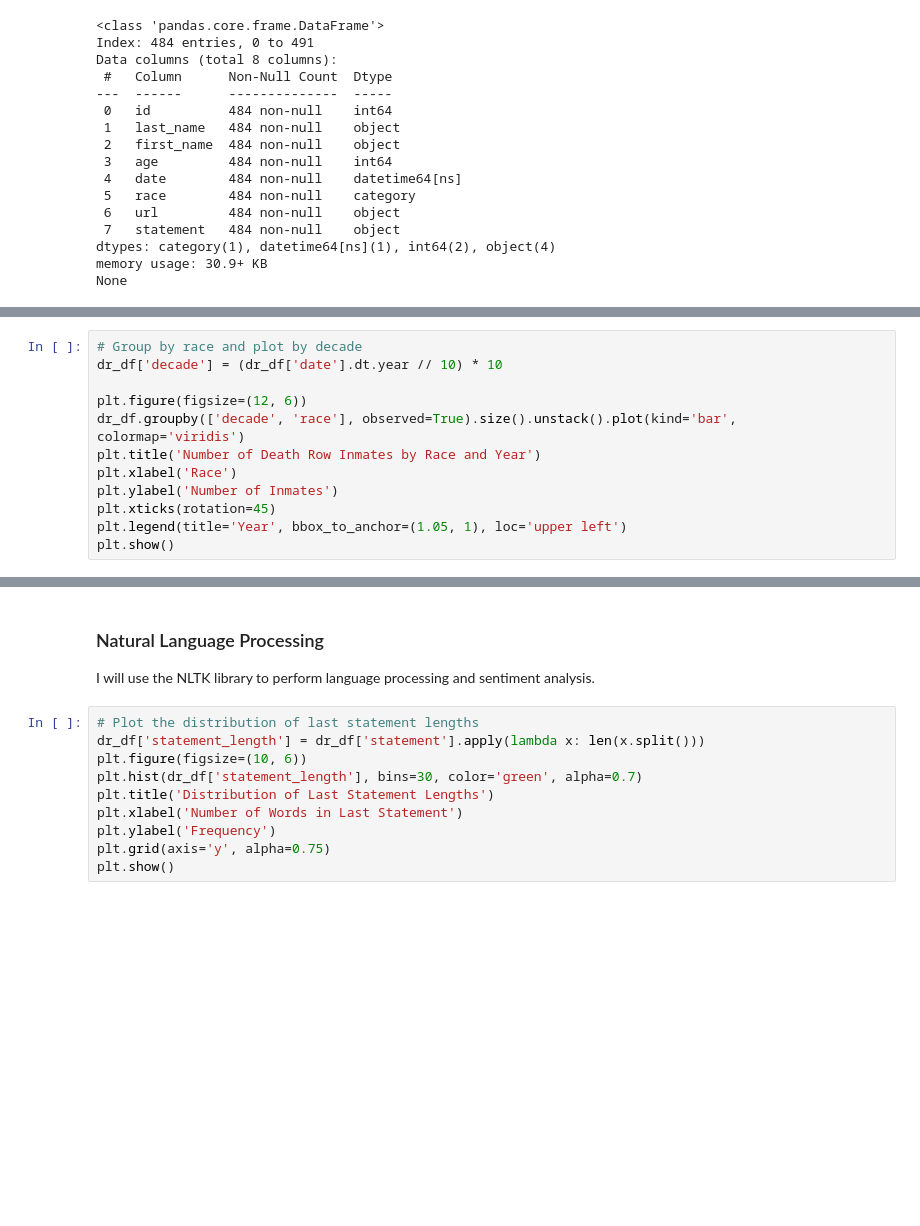
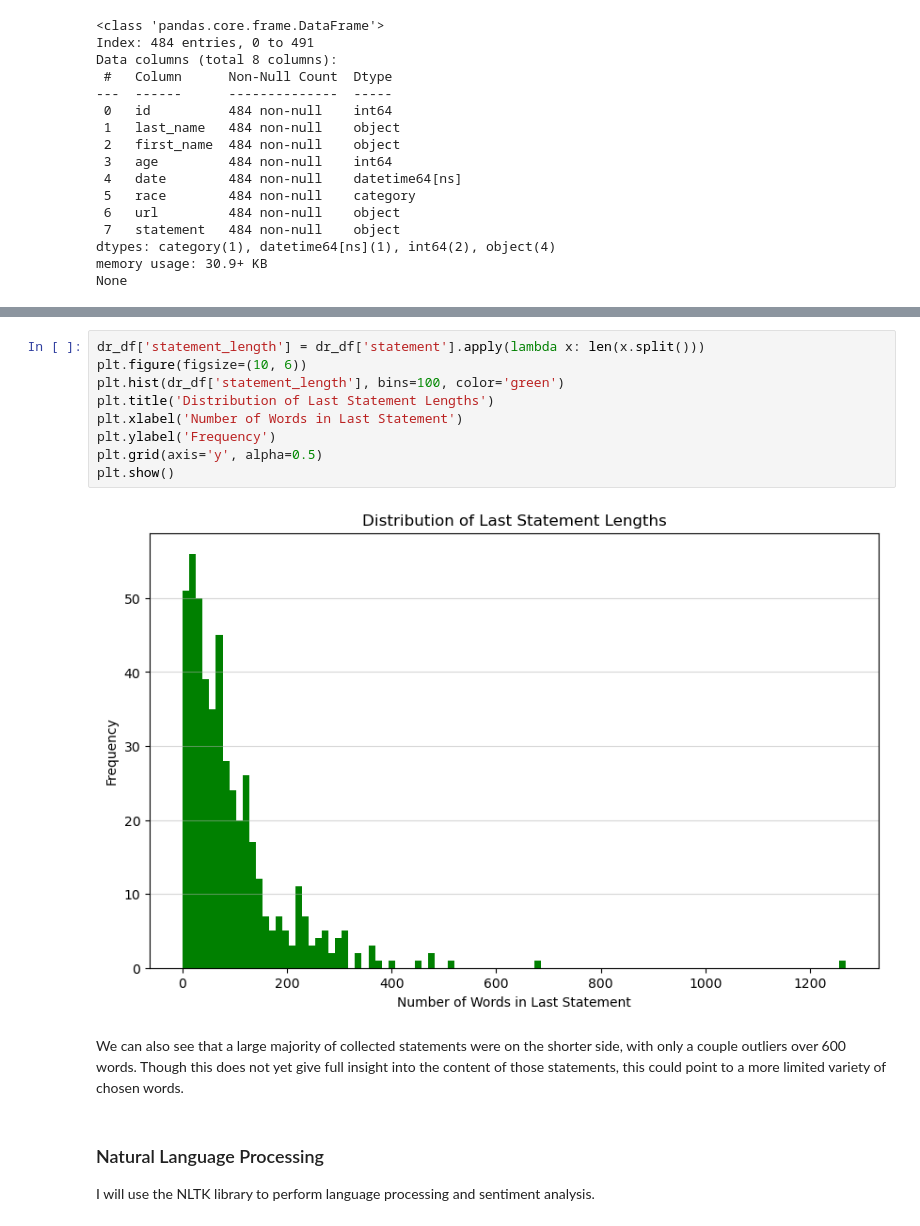
Before and after one commit to stephbc/DATA620_Summer2025, a Jupyter notebook: final.ipynb, the cells around one changed output, grey strips where cells are left out. Cells and saved outputs as stored; diff of their text form; blank space fills up the shorter version.

```diff
--- a/final.ipynb
+++ b/final.ipynb
@@ -201,12 +190,0 @@ In the age data, there is a clear peak just under 40. Most of the inmates were i
-# %%
-# Group by race and plot by decade
-dr_df['decade'] = (dr_df['date'].dt.year // 10) * 10
-
-plt.figure(figsize=(12, 6))
-dr_df.groupby(['decade', 'race'], observed=True).size().unstack().plot(kind='bar', colormap='viridis')
-plt.title('Number of Death Row Inmates by Race and Year')
-plt.xlabel('Race')
-plt.ylabel('Number of Inmates')
-plt.xticks(rotation=45)
-plt.legend(title='Year', bbox_to_anchor=(1.05, 1), loc='upper left')
-plt.show()
@@ -216,14 +191,17 @@ plt.show()
-# %% [markdown]
-### Natural Language Processing
-
-I will use the NLTK library to perform language processing and sentiment analysis.
 # %%
-# Plot the distribution of last statement lengths
 dr_df['statement_length'] = dr_df['statement'].apply(lambda x: len(x.split()))
 plt.figure(figsize=(10, 6))
-plt.hist(dr_df['statement_length'], bins=30, color='green', alpha=0.7)
+plt.hist(dr_df['statement_length'], bins=100, color='green')
 plt.title('Distribution of Last Statement Lengths')
 plt.xlabel('Number of Words in Last Statement')
 plt.ylabel('Frequency')
-plt.grid(axis='y', alpha=0.75)
+plt.grid(axis='y', alpha=0.5)
 plt.show()
+# %% [output]
+[figure, added]
+# %% [markdown]
+We can also see that a large majority of collected statements were on the shorter side, with only a couple outliers over 600 words. Though this does not yet give full insight into the content of those statements, this could point to a more limited variety of chosen words.
+# %% [markdown]
+### Natural Language Processing
+
+I will use the NLTK library to perform language processing and sentiment analysis.
```
Also changed, not shown: parts of 10 cells of this notebook, 1 other file.
